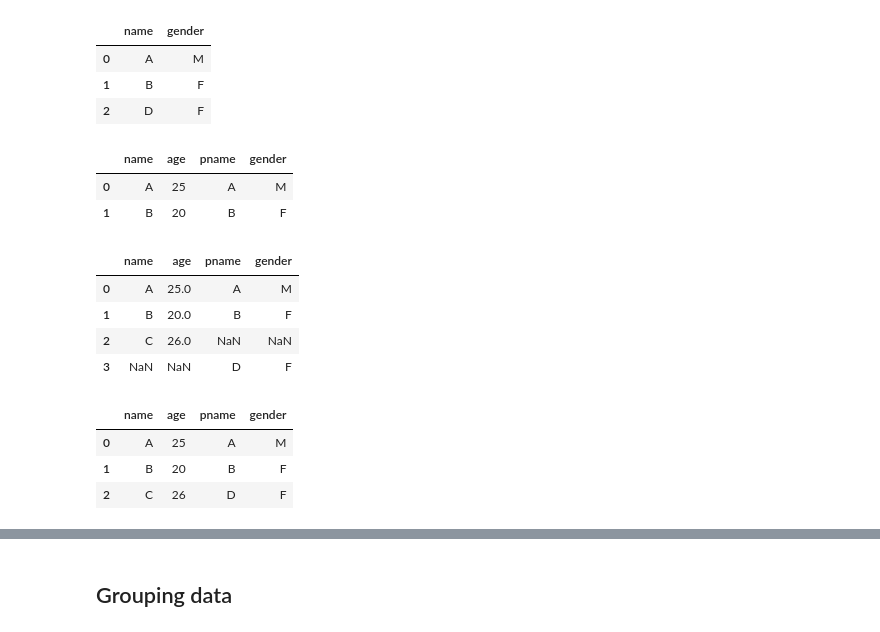
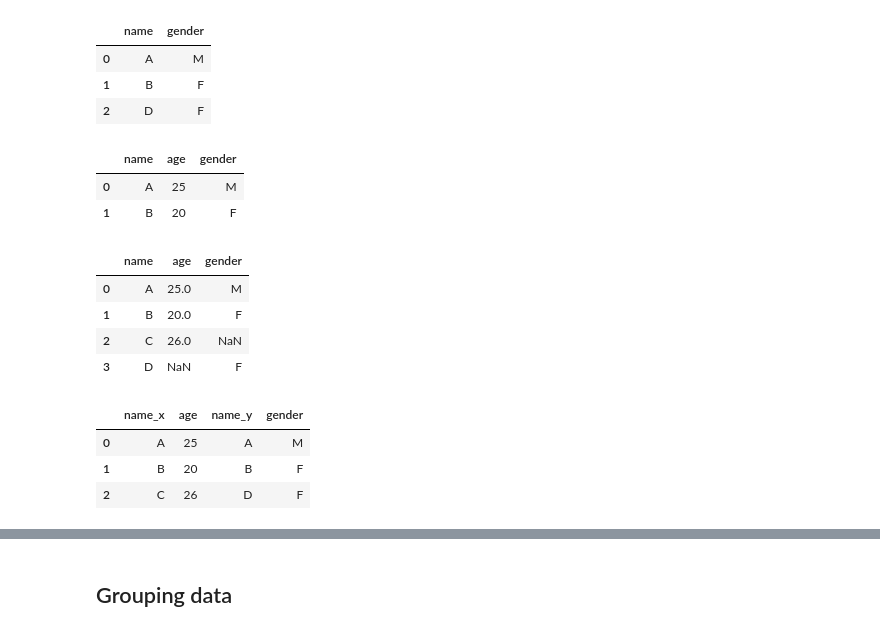
Before and after one commit to srikanthpragada/DS_30_NOV_2020, a Jupyter notebook: pandas/marks_df.ipynb, the cells around one changed output, grey strips where cells are left out. Saved outputs shown, nothing was run; the diff lists cells and outputs as text; code cells hidden in the pictures.

```diff
--- a/pandas/marks_df.ipynb
+++ b/pandas/marks_df.ipynb
@@ -921,7 +921,7 @@ pd.concat((df1,df2), axis=1, join='outer')
 | 10 | NaN | NaN | NaN | 1.0 | 2.0 | 3.0 |
 # %%
 df1 = pd.DataFrame ( {'name' : ['A','B','C'], 'age' : [25,20,26]})
-df2 = pd.DataFrame ( {'pname' : ['A','B','D'], 'gender' : ['M','F','F']})
+df2 = pd.DataFrame ( {'name' : ['A','B','D'], 'gender' : ['M','F','F']})
 # %%
 df1
 # %% [output]
@@ -936,24 +936,24 @@ df2
 | 0 | A | M |
 | 1 | B | F |
 | 2 | D | F |
+# %%
+df1.merge(df2)  # Merge based on common column
+# %% [output]
+|  | name | age | gender |
+| 0 | A | 25 | M |
+| 1 | B | 20 | F |
 # %%
-df1.merge(df2, left_on='name', right_on='pname')
+df1.merge(df2, how='outer')
 # %% [output]
-|  | name | age | pname | gender |
-| 0 | A | 25 | A | M |
-| 1 | B | 20 | B | F |
+|  | name | age | gender |
+| 0 | A | 25.0 | M |
+| 1 | B | 20.0 | F |
+| 2 | C | 26.0 | NaN |
+| 3 | D | NaN | F |
-# %%
-df1.merge(df2, left_on='name', right_on='pname', how='outer')
-# %% [output]
-|  | name | age | pname | gender |
-| 0 | A | 25.0 | A | M |
-| 1 | B | 20.0 | B | F |
-| 2 | C | 26.0 | NaN | NaN |
-| 3 | NaN | NaN | D | F |
 # %%
 df1.merge(df2, left_index=True, right_index=True)
 # %% [output]
-|  | name | age | pname | gender |
+|  | name_x | age | name_y | gender |
 | 0 | A | 25 | A | M |
 | 1 | B | 20 | B | F |
 | 2 | C | 26 | D | F |
```
Also changed, not shown: parts of 13 cells of this notebook.
